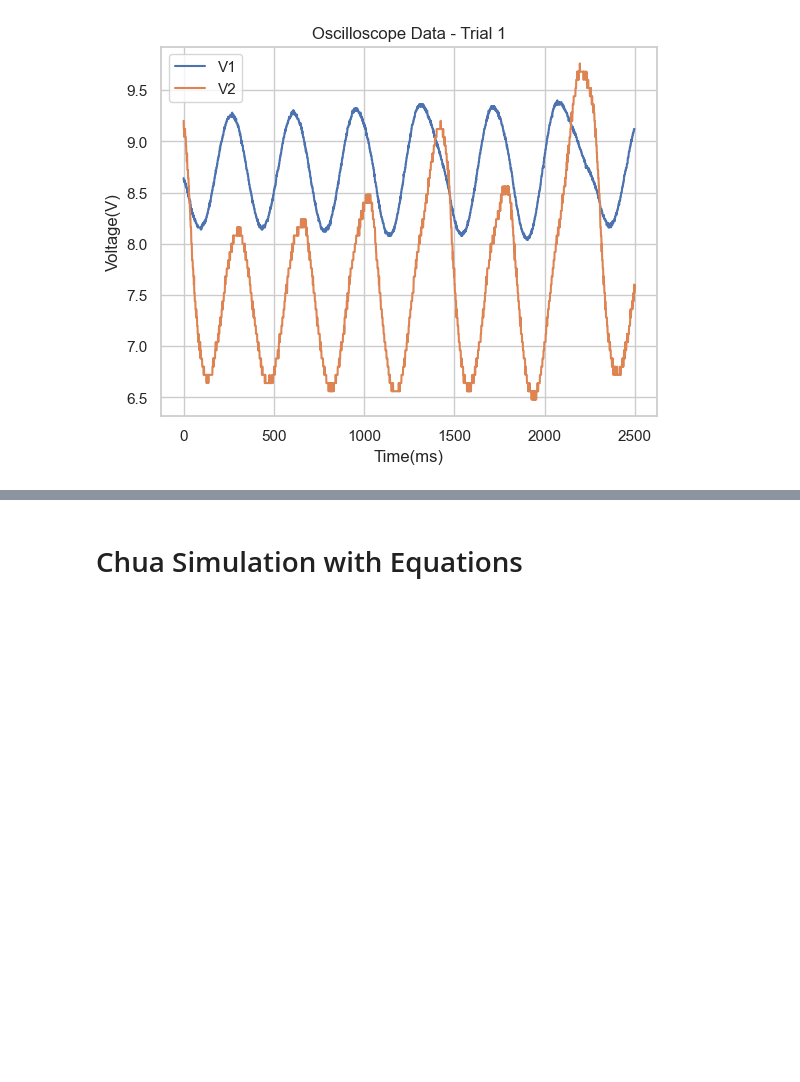
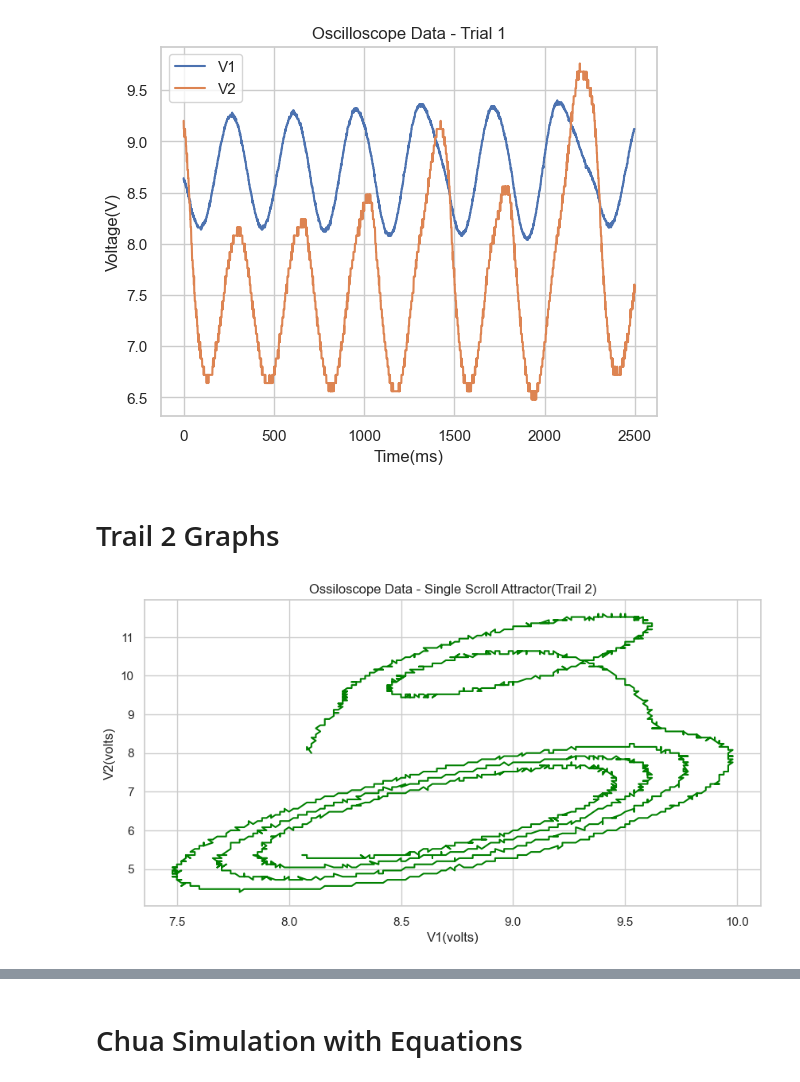
Before and after one commit to Quantum-Impulse/PHY353L, a Jupyter notebook: Lab 3/base.ipynb, the cells around one changed output, grey strips where cells are left out. Saved outputs shown, nothing was run; the diff lists cells and outputs as text; code cells hidden in the pictures; blank space fills up the shorter version.

```diff
--- a/Lab 3/base.ipynb
+++ b/Lab 3/base.ipynb
@@ -167,3 +147,20 @@ ax.legend()
 plt.show()
 # %% [output]
 [figure]
+# %% [markdown]
+# Trail 2 Graphs
+# %%
+# read data for trail 2
+trail2_CH1 = pd.read_csv('./trials/2-22/trial-2/F0000CH1.CSV')
+trail2_CH2 = pd.read_csv('./trials/2-22/trial-2/F0000CH2.CSV')
+# %%
+# make the graph with V1 and V2 against each other
+sns.set(style='whitegrid')
+plt.figure(figsize=(10, 5))
+plt.plot(trail2_CH1['   8.06000'], trail2_CH2['   5.36000'], color='green')
+plt.title('Ossiloscope Data - Single Scroll Attractor(Trail 2)')
+plt.xlabel('V1(volts)')
+plt.ylabel('V2(volts)')
+plt.show()
+# %% [output]
+[figure, added]
```
Also changed, not shown: parts of 7 cells of this notebook.
